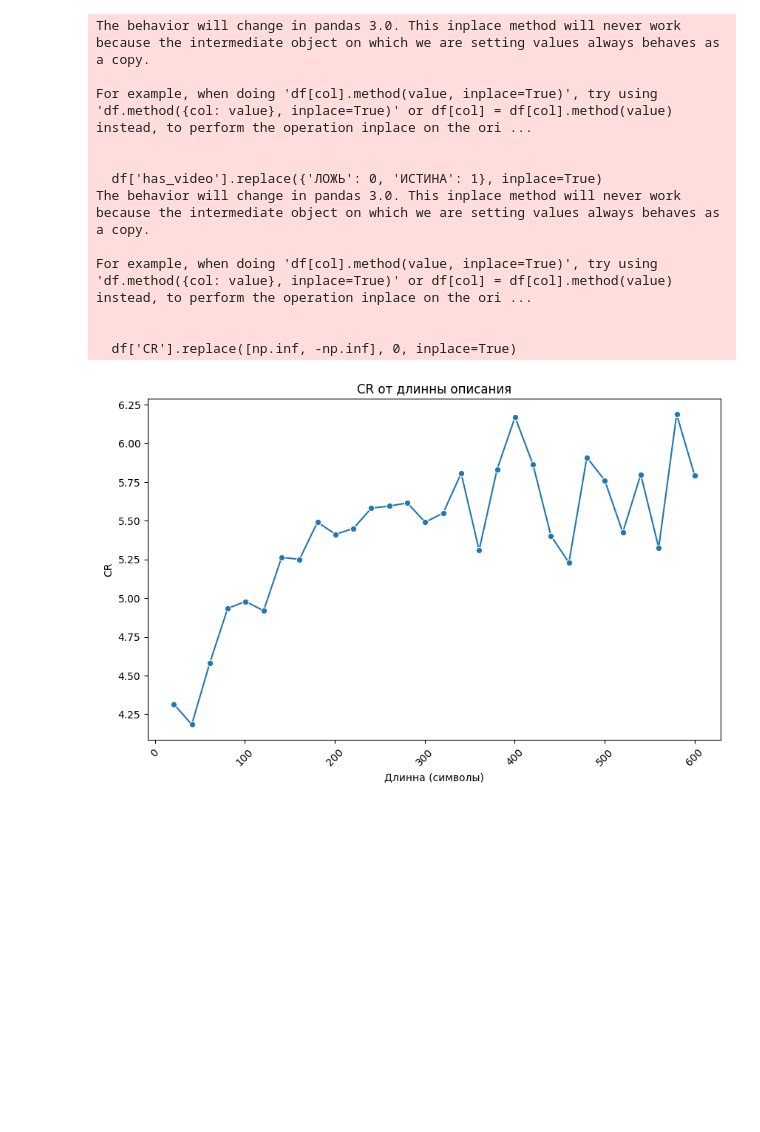
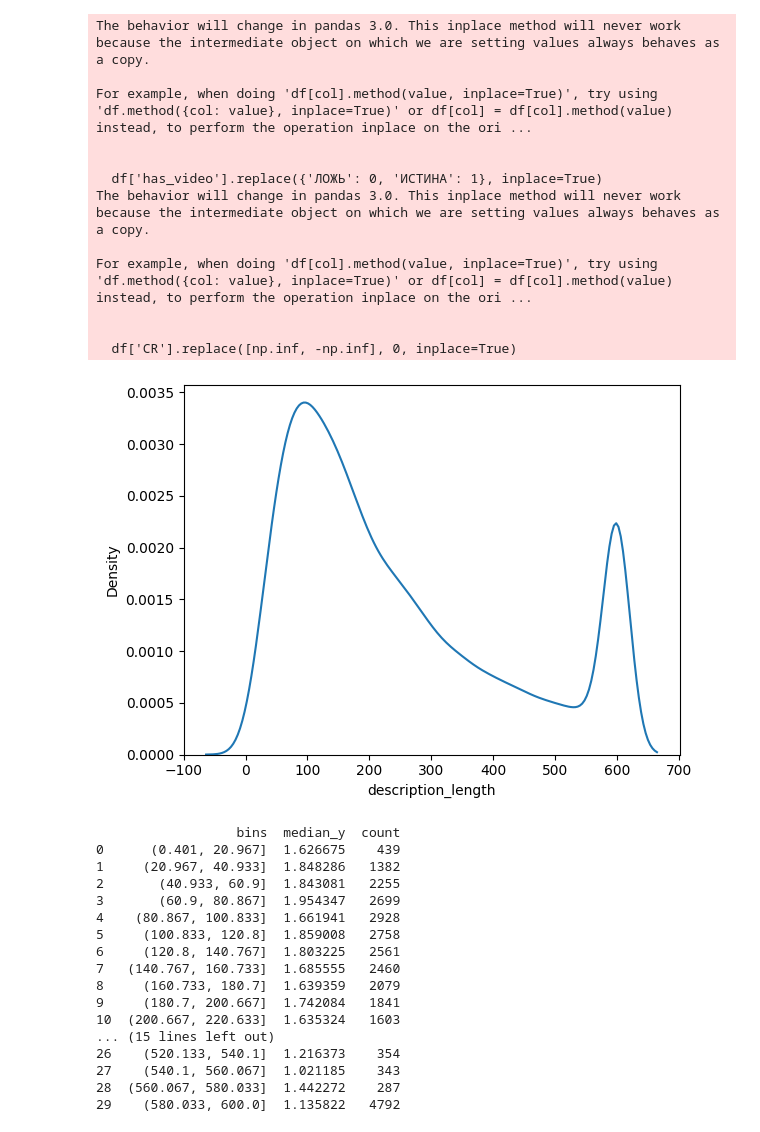
Before and after one commit to DukeTime/FinalDano2024, a Jupyter notebook: hipotesis1.ipynb, the cells around one changed output. Saved outputs shown, nothing was run; the diff lists cells and outputs as text; code cells hidden in the pictures; blank space fills up the shorter version.

```diff
--- a/hipotesis1.ipynb
+++ b/hipotesis1.ipynb
@@ -11,7 +11,7 @@ file_path = 'data//avito_new_data_for_dano.xlsx'
 
 data = pd.read_excel(file_path)
 data['CTR'] = data['page_views']
-data['CR'] = data['favorites'] / data['page_views'] * 100
+data['CR'] = data['contacts'] / data['page_views'] * 100
 df = data
 # %%
 # Метод IQR для определения выбросов
@@ -26,6 +26,8 @@ upper_bound = Q3 + 1.5 * IQR
 df['has_video'].replace({'ЛОЖЬ': 0, 'ИСТИНА': 1}, inplace=True)
 df = df.dropna(subset=['category', 'age', 'description_length', 'CTR', 'CR', 'has_video'])
 df['CR'].replace([np.inf, -np.inf], 0, inplace=True)
+sns.kdeplot(df['description_length'])
+plt.show()
 df['description_length'] = df['description_length'].clip(upper=600)
 group_df = pd.DataFrame()
 
@@ -48,33 +50,89 @@ def plot_line(x, y, title, xlabel, ylabel, df=df, bins=20):
     plt.figure(figsize=(10, 6))
     sns.lineplot(data=median_data, x='x_bins', y=y, marker='o')
     plt.title(title)
     plt.xlabel(xlabel)
     plt.ylabel(ylabel)
     plt.xticks(rotation=45)  # Поворот меток по оси X для лучшей читаемости
     plt.show()
-plot_line('description_length', 'CR', 'CR от длинны описания', 'Длинна (символы)', 'CR', df, bins=30)
+
+
+def plot_line_count(x, y, title, xlabel, ylabel, df=df, bins=20, kde=False):
+
+    # Создание группировки по бинам
+    df['bins'] = pd.cut(df[x], bins=bins)
+    grouped = df.groupby('bins').agg(median_y=(y, 'mean'), count=(y, 'size')).reset_index()
+
+    # Получение значений для оси X (центры бинов)
+    bin_centers = grouped['bins'].apply(lambda x: x.mid)
+
+    # Построение графиков
+    fig, ax1 = plt.subplots(figsize=(18, 9))
+
+    print(grouped.head(30))
+
+    # График медианных значений
+    sns.lineplot(x=range(len(bin_centers)), y=grouped['median_y'], ax=ax1, color='b', marker='o', label='Median Y')
+    ax1.set_title(title)
+    ax1.set_xlabel(xlabel)
+    ax1.set_ylabel(ylabel, color='b')
+    ax1.tick_params(axis='y', labelcolor='b')
+    ax1.set_xticks(range(len(bin_centers)))
+    ax1.set_xticklabels([f"{int(b.mid)}" for b in grouped['bins']], rotation=45)
+
+    # Создание второго оси для количества значений
+    ax2 = ax1.twinx()
+    sns.barplot(x=range(len(bin_centers)), y=grouped['count'], ax=ax2, color='orange', alpha=0.3, label='Count')
+    ax2.set_ylabel('Кол-во строк в датасете', color='orange')
+    ax2.tick_params(axis='y')
+    ax2.set_xticks(range(len(bin_centers)))
+    ax2.set_xticklabels([f"{int(b.mid)}" for b in grouped['bins']], rotation=45)
+
+    # Добавление легенды
+    ax1.legend(loc='upper left')
+    ax2.legend(loc='upper right')
+
+    plt.show()
+
+plot_line_count('description_length', 'CR', 'Конверсия от длинны описания', 'Длинна (символы)', 'Конверсия в %', df, bins=30)
 
 plt.figure(figsize=(10, 6))
-sns.lineplot(data=df.groupby('photo_count')['CR'].median().reset_index(), x='photo_count', y='CR', marker='o')
+sns.lineplot(data=df.groupby('photo_count')['CR'].mean().reset_index(), x='photo_count', y='CR', marker='o')
 plt.show()
 
 plt.figure(figsize=(10, 6))
 sns.barplot(data=df, x='has_video', y='CR')
 plt.title('Зависимость CR от наличия видео')
 plt.xlabel('Наличие видео')
 plt.ylabel('CR')
 plt.show()
 # %% [output]
 The behavior will change in pandas 3.0. This inplace method will never work because the intermediate object on which we are setting values always behaves as a copy.
 
 For example, when doing 'df[col].method(value, inplace=True)', try using 'df.method({col: value}, inplace=True)' or df[col] = df[col].method(value) instead, to perform the operation inplace on the ori ...
 
 
   df['has_video'].replace({'ЛОЖЬ': 0, 'ИСТИНА': 1}, inplace=True)
 The behavior will change in pandas 3.0. This inplace method will never work because the intermediate object on which we are setting values always behaves as a copy.
 
 For example, when doing 'df[col].method(value, inplace=True)', try using 'df.method({col: value}, inplace=True)' or df[col] = df[col].method(value) instead, to perform the operation inplace on the ori ...
 
 
   df['CR'].replace([np.inf, -np.inf], 0, inplace=True)
-[figure, old version]
+[figure, new version]
+                  bins  median_y  count
+0      (0.401, 20.967]  1.626675    439
+1     (20.967, 40.933]  1.848286   1382
+2       (40.933, 60.9]  1.843081   2255
+3       (60.9, 80.867]  1.954347   2699
+4    (80.867, 100.833]  1.661941   2928
+5     (100.833, 120.8]  1.859008   2758
+6     (120.8, 140.767]  1.803225   2561
+7   (140.767, 160.733]  1.685555   2460
+8     (160.733, 180.7]  1.639359   2079
+9     (180.7, 200.667]  1.742084   1841
+10  (200.667, 220.633]  1.635324   1603
+... (15 lines left out)
+26    (520.133, 540.1]  1.216373    354
+27    (540.1, 560.067]  1.021185    343
+28  (560.067, 580.033]  1.442272    287
+29    (580.033, 600.0]  1.135822   4792
```
Also changed, not shown: parts of 2 cells of this notebook, 5 other files.
